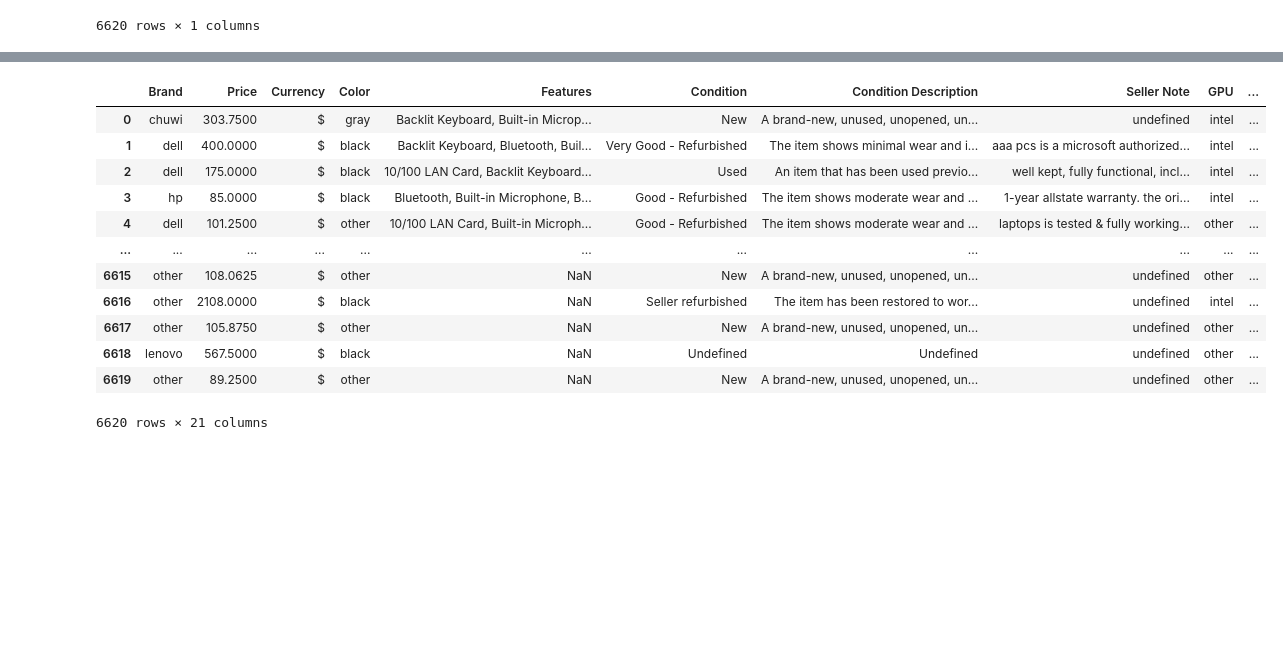
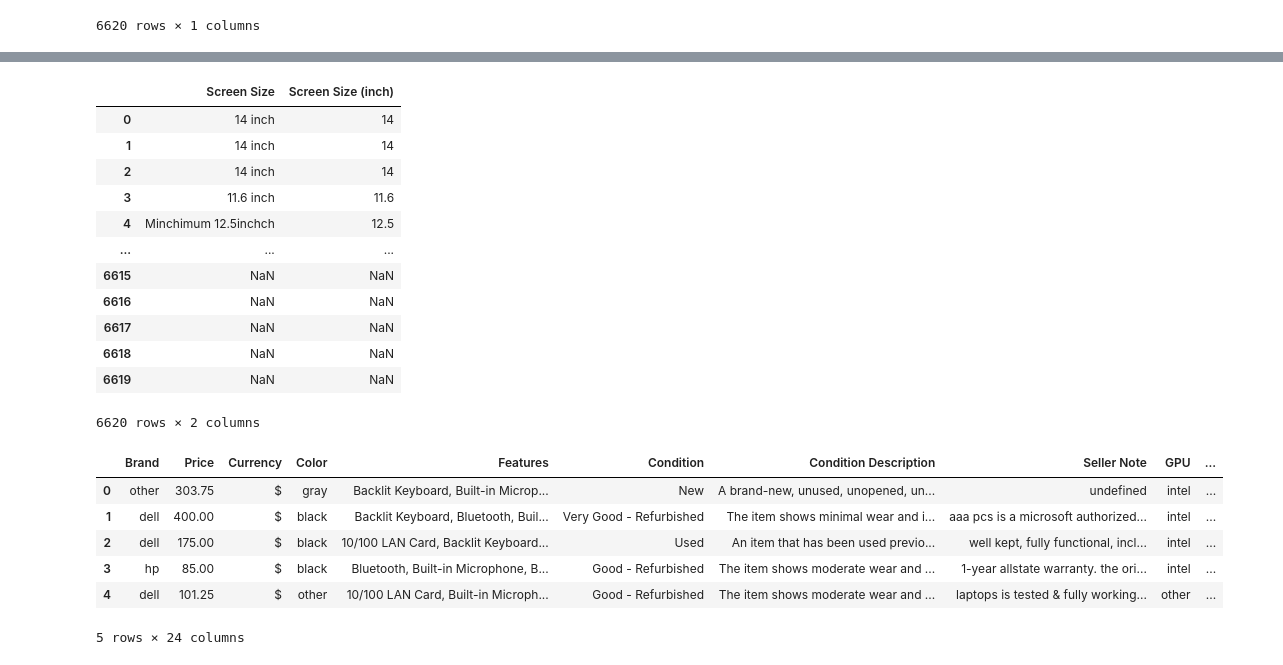
Before and after one commit to ElvinRustamov/Data-Enthusiast-Learning-Journey-Work-Samples, a Jupyter notebook: Ebay Scraper/cleaning.ipynb, the cells around one changed output, grey strips where cells are left out. Saved outputs shown, nothing was run; the diff lists cells and outputs as text; code cells hidden in the pictures; blank space fills up the shorter version.

```diff
--- a/Ebay Scraper/cleaning.ipynb
+++ b/Ebay Scraper/cleaning.ipynb
@@ -492,8 +492,8 @@ for i in data['Maximum Resolution'].str.lower():
             height.append(resolution_dic.get(i)[1])
     else:
         if len(i.split('x')) == 2:
-            width.append(re.sub("[a-z]", '', i.split('x')[0]).strip())
-            height.append(re.sub("[a-z]", '', i.split('x')[1]).strip())
+            width.append(re.sub("[a-z()]", '', i.split('x')[0]).strip())
+            height.append(re.sub("[a-z()]", '', i.split('x')[1]).strip())
         else:
             width.append(np.nan)
             height.append(np.nan)
@@ -642,0 +701,7 @@ data['Hard Drive Capacity GB'] = new_hard_drive_capacity
+# %%
+new_ram_size, new_ram_size_unit = cleaning_function(data, 'Ram Size')
+
+data['New Ram Size'] = new_ram_size
+data['Ram Size Unit'] = new_ram_size_unit
+
+data.loc[:, ['Ram Size', 'New Ram Size', 'Ram Size Unit']]
@@ -691,32 +743,19 @@ data['Ram Size GB'] = new_ram_size
-# %%
-new_ssd_capacity = []
-
-for v in data['SSD Capacity'].str.lower():
-    capacity = ''
-    if type(v) == type('string'):
-        if re.search("\d", v):
-            if v.find('gb') != -1:
-                if v.find('gb') - 5 <= 0:
-                    new_ssd_capacity.append(v[:v.find('gb')].strip())
-                elif v.find('gb') - 5 > 0:
-                    new_ssd_capacity.append(v[v.find('gb')-3:v.find('gb')].strip())
-            elif v.find('tb') != -1:
-                if v.find('tb') - 2 <= 0:
-                    new_ssd_capacity.append(v[:v.find('tb')].strip() + '000')
-                elif v.find('tb') - 2 > 0:
-                    new_ssd_capacity.append(v[v.find('tb')-2:v.find('tb')].strip() + '000')
-            else:
-                for l in v:
-                    if l.isdigit():
-                        capacity += l
-                new_ssd_capacity.append(capacity)
-        else:
-            new_ssd_capacity.append(np.nan)
-    else:
-        new_ssd_capacity.append(np.nan)
-
-new_ssd_capacity[0] = np.nan
-data['SSD Capacity GB'] = new_ssd_capacity
+# %%
+data.loc[:, ['Screen Size', 'Screen Size (inch)']]
+# %% [output]
+|  | Screen Size | Screen Size (inch) |
+| 0 | 14 inch | 14 |
+| 1 | 14 inch | 14 |
+| 2 | 14 inch | 14 |
+| 3 | 11.6 inch | 11.6 |
+| 4 | Minchimum 12.5inchch | 12.5 |
+| ... | ... | ... |
+| 6615 | NaN | NaN |
+| 6616 | NaN | NaN |
+| 6617 | NaN | NaN |
+| 6618 | NaN | NaN |
+| 6619 | NaN | NaN |
+6620 rows × 2 columns
 # %%
 # Drop the old columns.
 data.drop(['Brand', 'Price', 'Condition', 'Seller Note', 'Processor', 'Screen Size', 'Color', 'Ram Size', 'SSD Capacity', 'GPU', 'Processor Speed', 'Type', 'Maximum Resolution', 'Model', 'OS', 'Hard Drive Capacity', 'Storage Type'], axis=1, inplace=True)
@@ -728,20 +767,14 @@ for i in data.columns:
 
 data.rename(columns=column_names, inplace=True)
 # %%
-data = data[['Brand', 'Price', 'Currency', 'Color', 'Features', 'Condition', 'Condition Description', 'Seller Note', 'GPU', 'Processor', 'Processor Speed', 'Processor Speed Unit', 'Type', 'Width of the Display', 'Height of the Display', 'OS', 'Storage Type', 'Hard Drive Capacity GB', 'Screen Size (inch)', 'Ram Size GB', 'SSD Capacity GB']]
+data = data[['Brand', 'Price', 'Currency', 'Color', 'Features', 'Condition', 'Condition Description', 'Seller Note', 'GPU', 'Processor', 'Processor Speed', 'Processor Speed Unit', 'Type', 'Width of the Display', 'Height of the Display', 'OS', 'Storage Type', 'Hard Drive Capacity', 'Hard Drive Capacity Unit', 'SSD Capacity', 'SSD Capacity Unit', 'Screen Size (inch)', 'Ram Size', 'Ram Size Unit']]
 # %%
-data
+data.head()
 # %% [output]
 |  | Brand | Price | Currency | Color | Features | Condition | Condition Description | Seller Note | GPU | ... |
-| 0 | chuwi | 303.7500 | $ | gray | Backlit Keyboard, Built-in Microp... | New | A brand-new, unused, unopened, un... | undefined | intel | ... |
-| 1 | dell | 400.0000 | $ | black | Backlit Keyboard, Bluetooth, Buil... | Very Good - Refurbished | The item shows minimal wear and i... | aaa pcs is a microsoft authorized... | intel | ... |
-| 2 | dell | 175.0000 | $ | black | 10/100 LAN Card, Backlit Keyboard... | Used | An item that has been used previo... | well kept, fully functional, incl... | intel | ... |
-| 3 | hp | 85.0000 | $ | black | Bluetooth, Built-in Microphone, B... | Good - Refurbished | The item shows moderate wear and ... | 1-year allstate warranty. the ori... | intel | ... |
-| 4 | dell | 101.2500 | $ | other | 10/100 LAN Card, Built-in Microph... | Good - Refurbished | The item shows moderate wear and ... | laptops is tested & fully working... | other | ... |
-| ... | ... | ... | ... | ... | ... | ... | ... | ... | ... | ... |
-| 6615 | other | 108.0625 | $ | other | NaN | New | A brand-new, unused, unopened, un... | undefined | other | ... |
-| 6616 | other | 2108.0000 | $ | black | NaN | Seller refurbished | The item has been restored to wor... | undefined | intel | ... |
-| 6617 | other | 105.8750 | $ | other | NaN | New | A brand-new, unused, unopened, un... | undefined | other | ... |
-| 6618 | lenovo | 567.5000 | $ | black | NaN | Undefined | Undefined | undefined | other | ... |
-| 6619 | other | 89.2500 | $ | other | NaN | New | A brand-new, unused, unopened, un... | undefined | other | ... |
+| 0 | other | 303.75 | $ | gray | Backlit Keyboard, Built-in Microp... | New | A brand-new, unused, unopened, un... | undefined | intel | ... |
+| 1 | dell | 400.00 | $ | black | Backlit Keyboard, Bluetooth, Buil... | Very Good - Refurbished | The item shows minimal wear and i... | aaa pcs is a microsoft authorized... | intel | ... |
+| 2 | dell | 175.00 | $ | black | 10/100 LAN Card, Backlit Keyboard... | Used | An item that has been used previo... | well kept, fully functional, incl... | intel | ... |
+| 3 | hp | 85.00 | $ | black | Bluetooth, Built-in Microphone, B... | Good - Refurbished | The item shows moderate wear and ... | 1-year allstate warranty. the ori... | intel | ... |
+| 4 | dell | 101.25 | $ | other | 10/100 LAN Card, Built-in Microph... | Good - Refurbished | The item shows moderate wear and ... | laptops is tested & fully working... | other | ... |
-6620 rows × 21 columns
+5 rows × 24 columns
```
Also changed, not shown: parts of 15 cells of this notebook, 1 other file.
